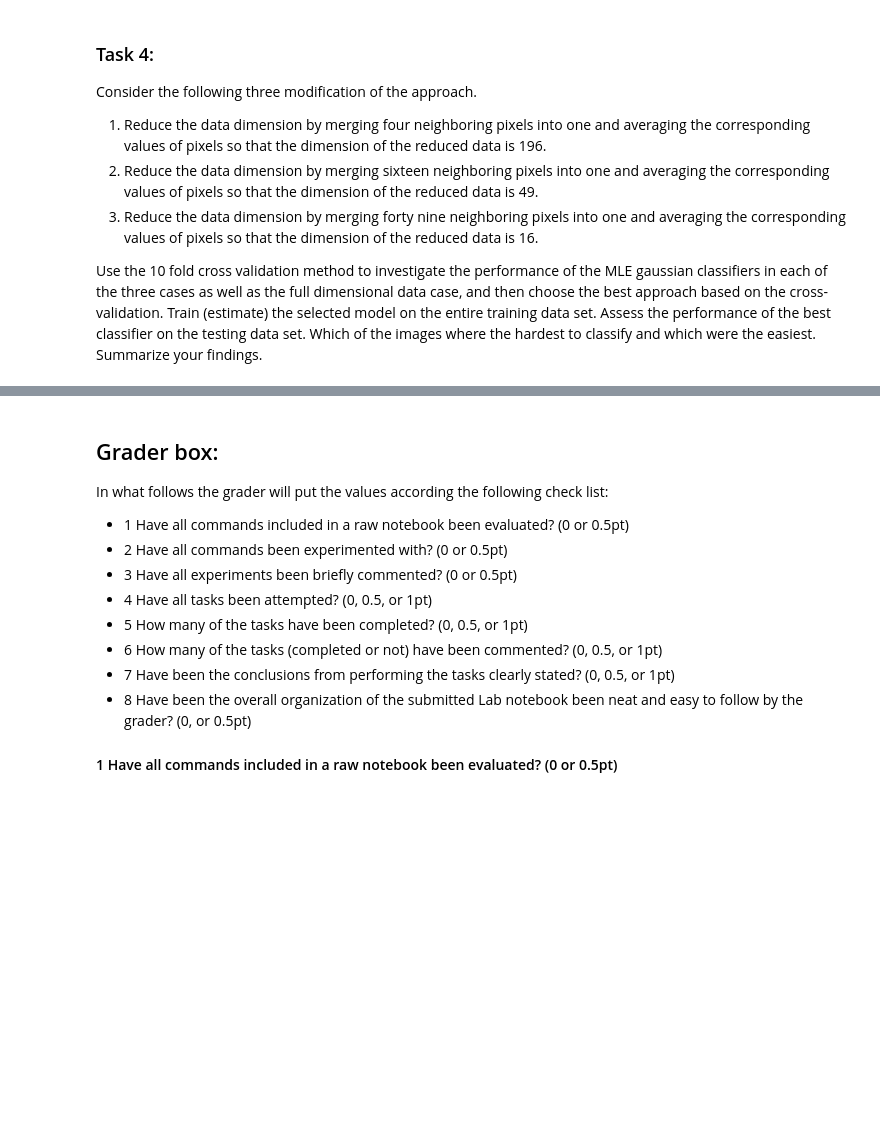
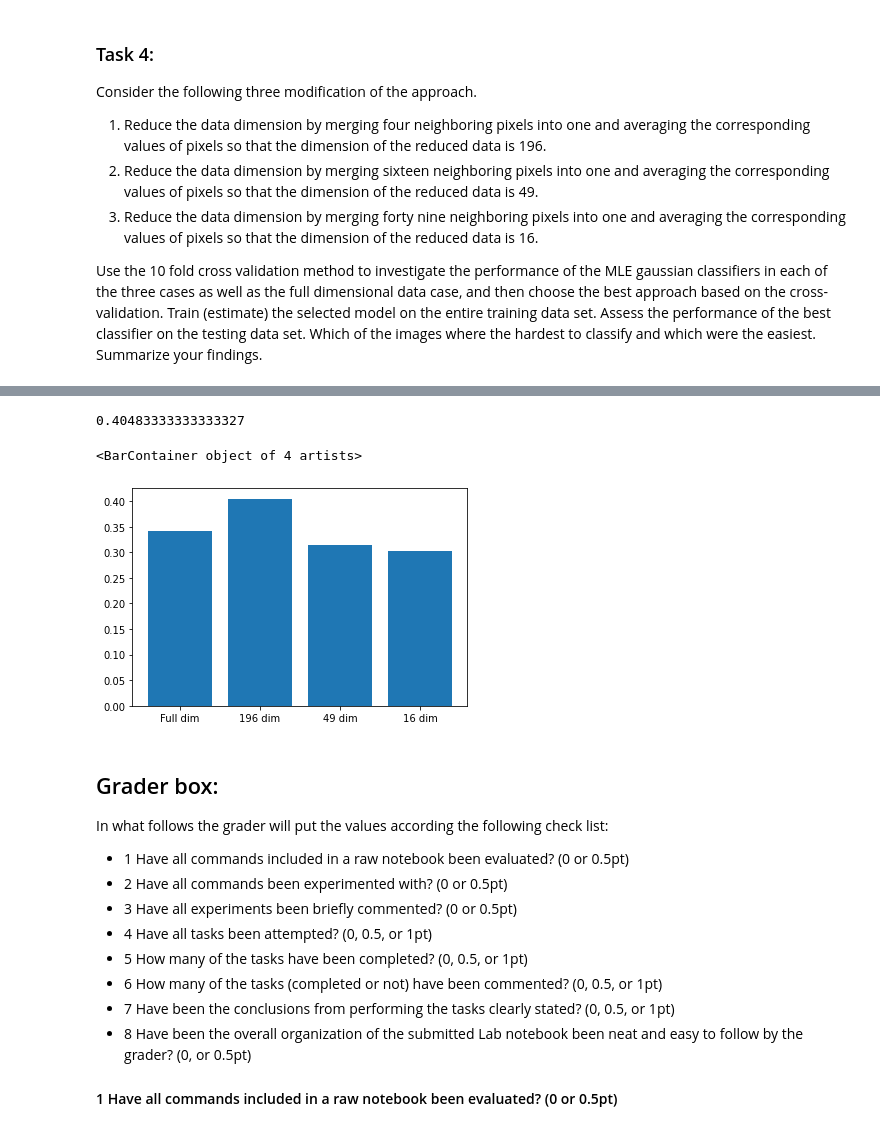
Before and after one commit to sarathiringer/DeepLearningAICourseFall2020, a Jupyter notebook: Lab2Student.ipynb, the cells around one changed output, grey strips where cells are left out. Cells and saved outputs as stored; diff of their text form; code cells hidden in the pictures; blank space fills up the shorter version.

```diff
--- a/Lab2Student.ipynb
+++ b/Lab2Student.ipynb
@@ -725,0 +820,2 @@ def ML_classifier(x):
+# %%
+precisions, ws = compute_precisions_and_ws(covs)
@@ -741,3 +973,50 @@ Use the 10 fold cross validation method to investigate the performance of the ML
+# %%
+# First trying the function on dimension 196
+cv_196 = cross_validation(196)
+cv_196
+# %% [output]
+0.40483333333333327
+# %%
+# Evaluating the other dimensions as well
+cv_49 = cross_validation(49)
+cv_16 = cross_validation(16)
+# %%
+# Full dimension (requires no dimension reduction)
+val_error_rate = []
+
+for i in range(10):
+    # Get the data needed for this batch
+    train_data, val_data = fetch_my_data(i)
+    train_labels, val_labels = fetch_my_labels(i)
+
+    # Reshaping images to vectors
+    train_images_2D = train_data.reshape(len(train_data), 28*28)
+    val_images_2D = val_data.reshape(len(val_data), 28*28)
+
+    # Compute means and covariances
+    means, covs = means_and_covs(train_labels, train_images_2D)
+
+    # Computing precision and eigenvalues
+    precisions, ws = compute_precisions_and_ws(covs)
+
+    # Getting predictions for the validation data at hand
+    hat_y = np.zeros(len(val_images_2D))
+    for i in range(len(val_images_2D)):
+        hat_y[i] = ML_classifier(val_images_2D[i], means, precisions, ws)
+
+    # Calculate error rate
+    error_rate = 1 - np.mean(val_labels == hat_y)
+    val_error_rate.append(error_rate)
+
+cv_full = np.mean(val_error_rate)
+# %%
+# Plotting the error rates for comparison
+y = [cv_full, cv_196, cv_49, cv_16]
+x = ['Full dim', '196 dim', '49 dim', '16 dim']
+plt.bar(x, y)
+# %% [output]
+<BarContainer object of 4 artists>
+[figure, added]
 # %% [markdown]
 ## Grader box:
 
```
Also changed, not shown: parts of 35 cells of this notebook, 1 other file.
